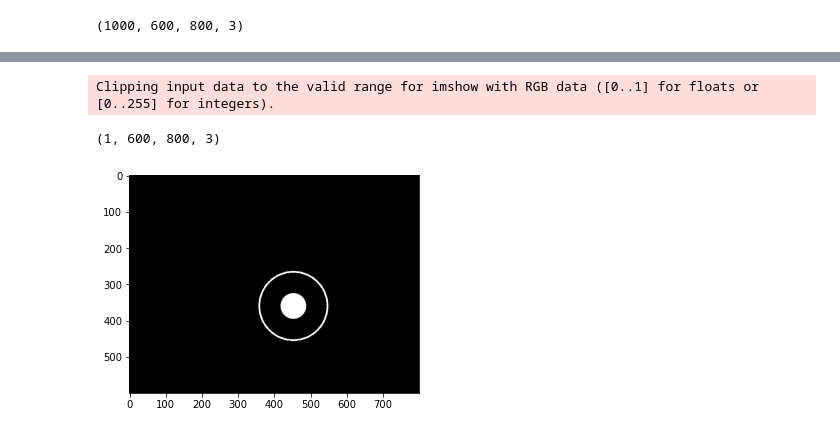
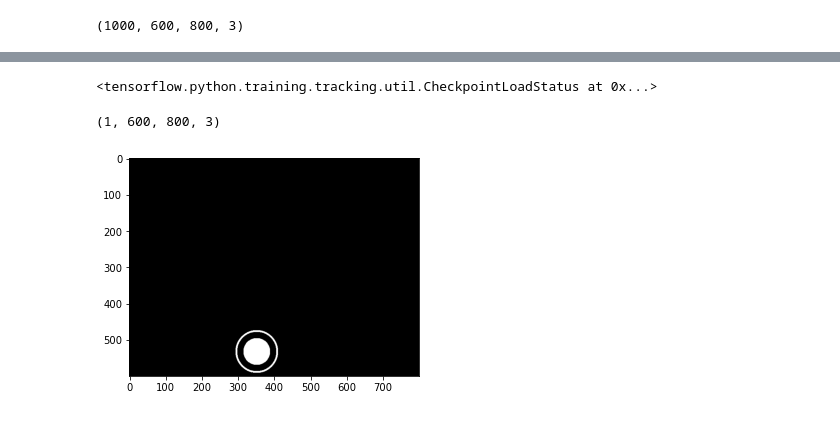
Before and after one commit to cyril-lav/osu-learn, a Jupyter notebook: Osu!Learn/Code/testCercledetection/circleDetetion.ipynb, the cells around one changed output, grey strips where cells are left out. Cells and saved outputs as stored; diff of their text form; code cells hidden in the pictures.

```diff
--- a/Osu!Learn/Code/testCercledetection/circleDetetion.ipynb
+++ b/Osu!Learn/Code/testCercledetection/circleDetetion.ipynb
@@ -114,15 +114,17 @@ plt.plot(history.history['loss'])
+# %%
+model.load_weights('save/model')
+# %% [output]
+<tensorflow.python.training.tracking.util.CheckpointLoadStatus at 0x...>
 # %%
 cercleT = tr.createCercle((800,600),True)
-img = Image.open("../../Assets/imgAiTrainer/cercle.png")
 
-imgGray = tf.keras.preprocessing.image.img_to_array(img, data_format=None, dtype=None)
+imgGray = tf.keras.preprocessing.image.load_img("../../Assets/imgAiTrainer/cercle.png")
 show_sample(imgGray)
 imgGrayIa = np.expand_dims(imgGray, axis=0)
 imgGrayIa.shape
 # %% [output]
-Clipping input data to the valid range for imshow with RGB data ([0..1] for floats or [0..255] for integers).
+(1, 600, 800, 3)
-(1, 600, 800, 3)
-[figure, old version]
+[figure, new version]
 # %%
 %%time
 y_pred = model.predict(imgGrayIa)
```
Also changed, not shown: parts of 6 cells of this notebook, 29 other files.
